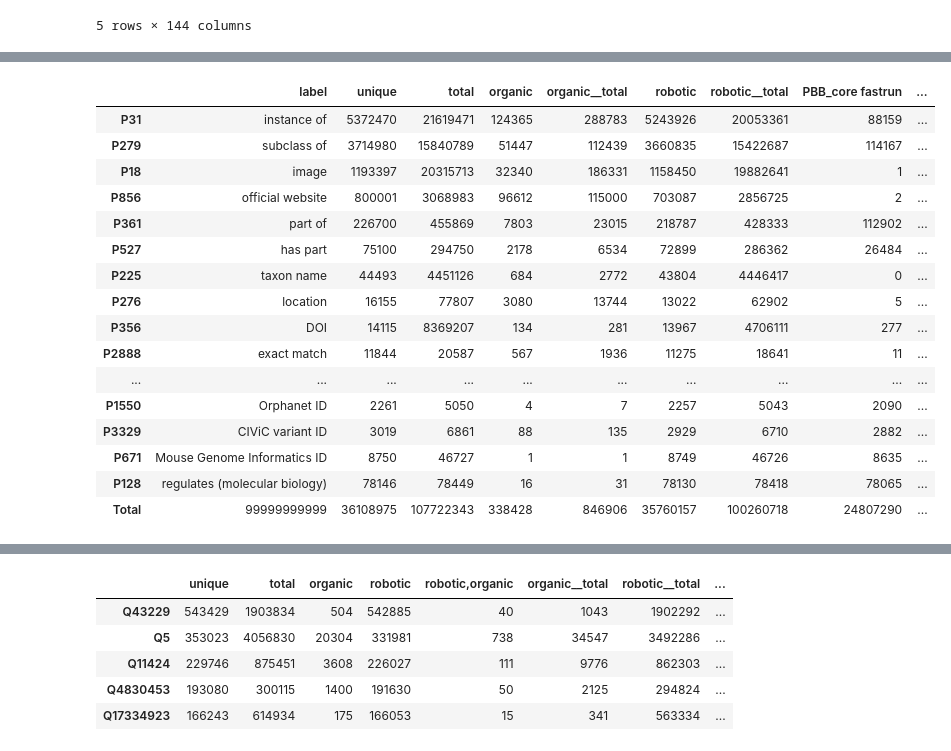
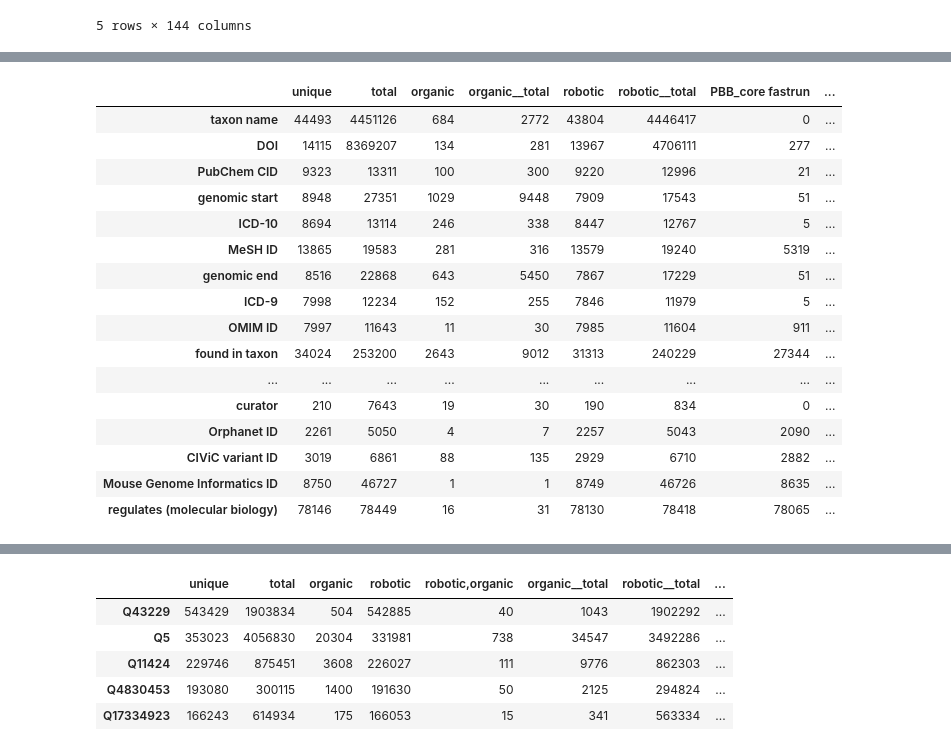
Before and after one commit to stuppie/wikidata-sparql-query-log-analysis, a Jupyter notebook: explore.ipynb, the cells around one changed output, grey strips where cells are left out. Drawn from its saved outputs; the diff is of its cells as text; code cells hidden in the pictures.

```diff
--- a/explore.ipynb
+++ b/explore.ipynb
@@ -57,8 +57,7 @@ prop_label_df = wdi_core.WDItemEngine.execute_sparql_query(query, as_dataframe=T
 prop_label_df.prop = prop_label_df.prop.str.replace("http://www.wikidata.org/entity/", "")
 prop_label = dict(zip(prop_label_df.prop, prop_label_df.propLabel))
 # %%
-prop_df['label'] = prop_df.index.map(prop_label.get)
-cols = list(prop_df.columns)
-prop_df = prop_df[cols[-1:] + cols[:-1]]
-prop_df.head(20)
+prop_df.index = prop_df.index.map(prop_label.get)
+prop_df = prop_df.iloc[prop_df.index.notnull(),:]
+prop_df.head(5)
 # %% [output]
@@ -83,30 +147,35 @@ prop_df.head(20)
 # %%
 # biomedical properties
-PROPS = list({'P685', 'P4196', 'P698', 'P659', 'P686', 'P702', 'P231', 'P4229', 'P1057', 'P3841', 'P1748', 'P2888', 'P932', 'P276', 'P4271', 'P594', 'P1310', 'P813', 'P31', 'P2868', 'P639', 'P3357', 'P3870', 'P595', 'P234', 'P18', 'P645', 'P3331', 'P5270', 'P356', 'P2249', 'P592', 'P3329', 'P274', 'P856', 'P927', 'P688', 'P637', 'P652', 'P4168', 'P4317', 'P2926', 'P684', 'P225', 'P3359', 'P3358', 'P267', 'P1692', 'P233', 'P715', 'P2394', 'P3356', 'P2115', 'P492', 'P2548', 'P3860', 'P2871', 'P1065', 'P671', 'P636', 'P1550', 'P1640', 'P3354', 'P3094', 'P361', 'P494', 'P352', 'P2646', 'P3986', 'P353', 'P2393', 'P2017', 'P2293', 'P780', 'P3406', 'P682', 'P1709', 'P661', 'P662', 'P486', 'P1395', 'P351', 'P235', 'P2870', 'P593', 'P2175', 'P354', 'P1554', 'P3355', 'P828', 'P644', 'P248', 'P705', 'P704', 'P683', 'P638', 'P657', 'P591', 'P527', 'P3853', 'P681', 'P3433', 'P703', 'P279', 'P171', 'P493', 'P665', 'P3852', 'P699', 'P459', 'P2892', 'P672', 'P128', 'P680', 'P854'})
-bm_prop_df = prop_df.reindex(PROPS).sort_values("nonPBB", ascending=False).dropna(axis=0, how="all").dropna(axis=1, how="all")
+PROPS = {'P685', 'P4196', 'P698', 'P659', 'P686', 'P702', 'P231', 'P4229', 'P1057', 'P3841', 'P1748', 'P932',  'P4271', 'P594', 'P1310', 'P813',
+               'P2868', 'P639', 'P3357', 'P3870', 'P595', 'P234','P645', 'P3331', 'P5270', 'P356', 'P2249', 'P592', 'P3329', 'P274', 'P927', 'P688',
+              'P637', 'P652', 'P4168', 'P4317', 'P2926', 'P684', 'P225', 'P3359', 'P3358', 'P267', 'P1692', 'P233', 'P715', 'P2394', 'P3356', 'P2115', 'P492', 'P2548',
+              'P3860', 'P2871', 'P1065', 'P671', 'P636', 'P1550', 'P1640', 'P3354', 'P3094',  'P494', 'P352', 'P2646', 'P3986', 'P353', 'P2393', 'P2017', 'P2293',
+              'P780', 'P3406', 'P682', 'P1709', 'P661', 'P662', 'P486', 'P1395', 'P351', 'P235', 'P2870', 'P593', 'P2175', 'P354', 'P1554', 'P3355', 'P828', 'P644',
+              'P705', 'P704', 'P683', 'P638', 'P657', 'P591', 'P3853', 'P681', 'P3433', 'P703', 'P171', 'P493', 'P665', 'P3852', 'P699', 'P459', 'P2892', 'P672',
+              'P128', 'P680'}
+PROPS = list(map(prop_label.get, PROPS))
+bm_prop_df = prop_df.reindex(PROPS).sort_values("nonPBB", ascending=False).dropna(axis=0, how="all").dropna(axis=1, how="all").astype(int)
 # %%
-bm_prop_df.loc["Total", bm_prop_df.columns[1:]] = bm_prop_df.loc[:,bm_prop_df.columns[1:]].sum(axis=0)
-bm_prop_df.loc["Total", "label"] = 99999999999
-cols = bm_prop_df.columns[bm_prop_df.loc["Total",:]>100000]
+total = bm_prop_df.sum(axis=0)
+cols = bm_prop_df.columns[total>10000]
 bm_prop_df = bm_prop_df[cols]
-bm_prop_df[bm_prop_df.columns[1:]] = bm_prop_df[bm_prop_df.columns[1:]].astype(int)
 bm_prop_df.to_csv("bm_prop_df.csv")
 bm_prop_df
 # %% [output]
-|  | label | unique | total | organic | organic__total | robotic | robotic__total | PBB_core fastrun | ... |
-| P31 | instance of | 5372470 | 21619471 | 124365 | 288783 | 5243926 | 20053361 | 88159 | ... |
-| P279 | subclass of | 3714980 | 15840789 | 51447 | 112439 | 3660835 | 15422687 | 114167 | ... |
-| P18 | image | 1193397 | 20315713 | 32340 | 186331 | 1158450 | 19882641 | 1 | ... |
-| P856 | official website | 800001 | 3068983 | 96612 | 115000 | 703087 | 2856725 | 2 | ... |
-| P361 | part of | 226700 | 455869 | 7803 | 23015 | 218787 | 428333 | 112902 | ... |
-| P527 | has part | 75100 | 294750 | 2178 | 6534 | 72899 | 286362 | 26484 | ... |
-| P225 | taxon name | 44493 | 4451126 | 684 | 2772 | 43804 | 4446417 | 0 | ... |
-| P276 | location | 16155 | 77807 | 3080 | 13744 | 13022 | 62902 | 5 | ... |
-| P356 | DOI | 14115 | 8369207 | 134 | 281 | 13967 | 4706111 | 277 | ... |
-| P2888 | exact match | 11844 | 20587 | 567 | 1936 | 11275 | 18641 | 11 | ... |
-| ... | ... | ... | ... | ... | ... | ... | ... | ... | ... |
-| P1550 | Orphanet ID | 2261 | 5050 | 4 | 7 | 2257 | 5043 | 2090 | ... |
-| P3329 | CIViC variant ID | 3019 | 6861 | 88 | 135 | 2929 | 6710 | 2882 | ... |
-| P671 | Mouse Genome Informatics ID | 8750 | 46727 | 1 | 1 | 8749 | 46726 | 8635 | ... |
-| P128 | regulates (molecular biology) | 78146 | 78449 | 16 | 31 | 78130 | 78418 | 78065 | ... |
-| Total | 99999999999 | 36108975 | 107722343 | 338428 | 846906 | 35760157 | 100260718 | 24807290 | ... |
+|  | unique | total | organic | organic__total | robotic | robotic__total | PBB_core fastrun | ... |
+| taxon name | 44493 | 4451126 | 684 | 2772 | 43804 | 4446417 | 0 | ... |
+| DOI | 14115 | 8369207 | 134 | 281 | 13967 | 4706111 | 277 | ... |
+| PubChem CID | 9323 | 13311 | 100 | 300 | 9220 | 12996 | 21 | ... |
+| genomic start | 8948 | 27351 | 1029 | 9448 | 7909 | 17543 | 51 | ... |
+| ICD-10 | 8694 | 13114 | 246 | 338 | 8447 | 12767 | 5 | ... |
+| MeSH ID | 13865 | 19583 | 281 | 316 | 13579 | 19240 | 5319 | ... |
+| genomic end | 8516 | 22868 | 643 | 5450 | 7867 | 17229 | 51 | ... |
+| ICD-9 | 7998 | 12234 | 152 | 255 | 7846 | 11979 | 5 | ... |
+| OMIM ID | 7997 | 11643 | 11 | 30 | 7985 | 11604 | 911 | ... |
+| found in taxon | 34024 | 253200 | 2643 | 9012 | 31313 | 240229 | 27344 | ... |
+| ... | ... | ... | ... | ... | ... | ... | ... | ... |
+| curator | 210 | 7643 | 19 | 30 | 190 | 834 | 0 | ... |
+| Orphanet ID | 2261 | 5050 | 4 | 7 | 2257 | 5043 | 2090 | ... |
+| CIViC variant ID | 3019 | 6861 | 88 | 135 | 2929 | 6710 | 2882 | ... |
+| Mouse Genome Informatics ID | 8750 | 46727 | 1 | 1 | 8749 | 46726 | 8635 | ... |
+| regulates (molecular biology) | 78146 | 78449 | 16 | 31 | 78130 | 78418 | 78065 | ... |
```
Also changed, not shown: parts of 14 cells of this notebook.
